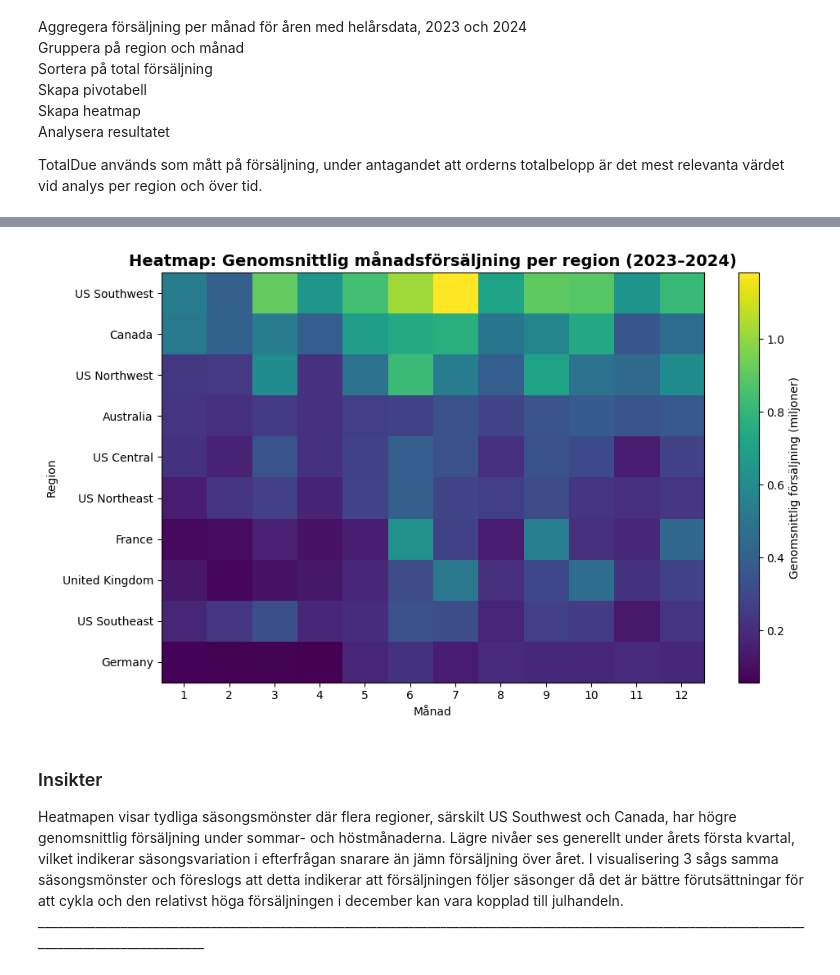
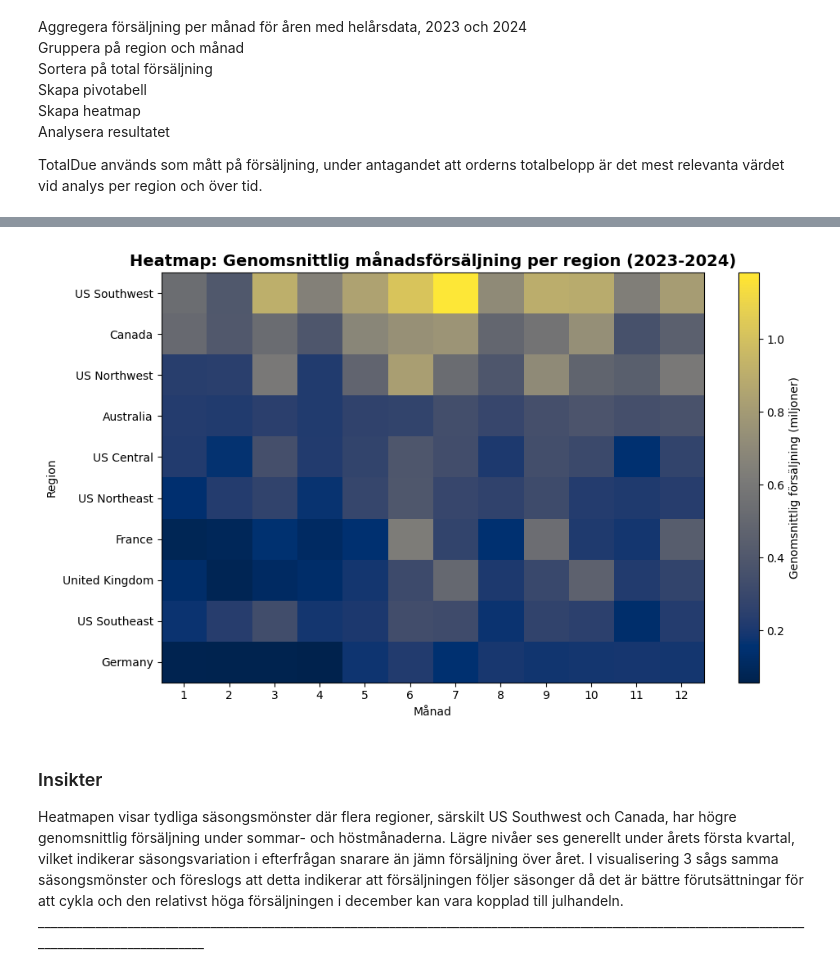
Before and after one commit to MalinMo/AdventureWorks-analysis, a Jupyter notebook: notebooks/adventureworks.ipynb, the cells around one changed output, grey strips where cells are left out. Saved outputs shown, nothing was run; the diff lists cells and outputs as text; code cells hidden in the pictures.

```diff
--- a/notebooks/adventureworks.ipynb
+++ b/notebooks/adventureworks.ipynb
@@ -870,36 +890,36 @@ piv_plot = piv / 1_000_000
 
 fig, ax = plt.subplots(figsize=(10, 6))
 
-im = ax.imshow(piv_plot.values, aspect="auto")
+im = ax.imshow(piv_plot.values, aspect="auto", cmap="cividis")
 
 ax.set_xticks(range(12))
 ax.set_xticklabels(piv_plot.columns)
 ax.set_yticks(range(len(piv_plot.index)))
 ax.set_yticklabels(piv_plot.index)
 
-ax.set_title("Heatmap: Genomsnittlig månadsförsäljning per region (2023–2024)", fontsize=14, fontweight="bold")
+ax.set_title("Heatmap: Genomsnittlig månadsförsäljning per region (2023-2024)", fontsize=14, fontweight="bold")
 ax.set_xlabel("Månad")
 ax.set_ylabel("Region")
 
 cbar = fig.colorbar(im, ax=ax)
 cbar.set_label("Genomsnittlig försäljning (miljoner)")
 
 plt.tight_layout()
 plt.show()
 # %% [output]
 | OrderMonth | 1 | 2 | 3 | 4 | 5 | 6 | 7 | 8 | 9 | 10 | 11 | ... |
 | Region |  |  |  |  |  |  |  |  |  |  |  | ... |
 | US Southwest | 535333.40770 | 401504.18920 | 911470.97775 | 653208.80235 | 845050.08370 | 1.023078e+06 | 1.182114e+06 | 709346.15990 | 904479.78660 | 888263.72255 | 640588.96735 | ... |
 | Canada | 512440.12400 | 407015.34255 | 528313.88015 | 391306.41530 | 684112.83770 | 7.444879e+05 | 7.687131e+05 | 495419.26230 | 572515.28945 | 733835.46220 | 356955.03000 | ... |
 | US Northwest | 240934.47415 | 244209.61295 | 605508.50225 | 215421.35645 | 480704.33915 | 8.244642e+05 | 5.309415e+05 | 393503.86995 | 708713.95815 | 478328.29730 | 444998.70915 | ... |
 | Australia | 226223.11600 | 217990.85660 | 246228.60470 | 219512.15390 | 264841.97290 | 2.761271e+05 | 3.406783e+05 | 291573.37895 | 350252.89175 | 379622.96825 | 348284.41945 | ... |
 | US Central | 222987.07035 | 163495.49255 | 349403.90150 | 223227.18555 | 275445.72455 | 3.919479e+05 | 3.350877e+05 | 206550.31455 | 342666.94695 | 308549.38130 | 147456.61140 | ... |
 | US Northeast | 141850.52920 | 224881.12725 | 271607.87375 | 169899.01345 | 287858.44585 | 3.991337e+05 | 2.909928e+05 | 265984.35430 | 318344.23150 | 226056.28265 | 213812.38530 | ... |
 | France | 81255.94975 | 87874.15265 | 160733.20905 | 112856.59450 | 151892.00035 | 6.275180e+05 | 2.740759e+05 | 145590.39420 | 537240.71075 | 213298.34780 | 187197.42240 | ... |
 | United Kingdom | 130014.31340 | 77977.00690 | 111223.91315 | 128082.77545 | 188804.72545 | 3.157592e+05 | 5.028864e+05 | 208085.26335 | 299537.53225 | 462863.65080 | 219649.21350 | ... |
 | US Southeast | 173028.70870 | 237037.49745 | 331100.73905 | 186239.49045 | 204072.45785 | 3.355790e+05 | 3.209020e+05 | 173228.43670 | 272094.01620 | 253436.89690 | 135126.97045 | ... |
 | Germany | 68747.38200 | 63088.99690 | 65605.16900 | 57000.85435 | 179748.46235 | 2.208188e+05 | 1.469244e+05 | 194141.60545 | 180592.85835 | 185726.96180 | 190298.02770 | ... |
-[figure, old version]
+[figure, new version]
 # %% [markdown]
 ### Insikter
 Heatmapen visar tydliga säsongsmönster där flera regioner, särskilt US Southwest och Canada, har högre genomsnittlig försäljning under sommar- och höstmånaderna. Lägre nivåer ses generellt under årets första kvartal, vilket indikerar säsongsvariation i efterfrågan snarare än jämn försäljning över året. I visualisering 3 sågs samma säsongsmönster och föreslogs att detta indikerar att försäljningen följer säsonger då det är bättre förutsättningar för att cykla och den relativst höga försäljningen i december kan vara kopplad till julhandeln. __________________________________________________________________________________________________________________________________________________
```
Also changed, not shown: parts of 9 cells of this notebook.
